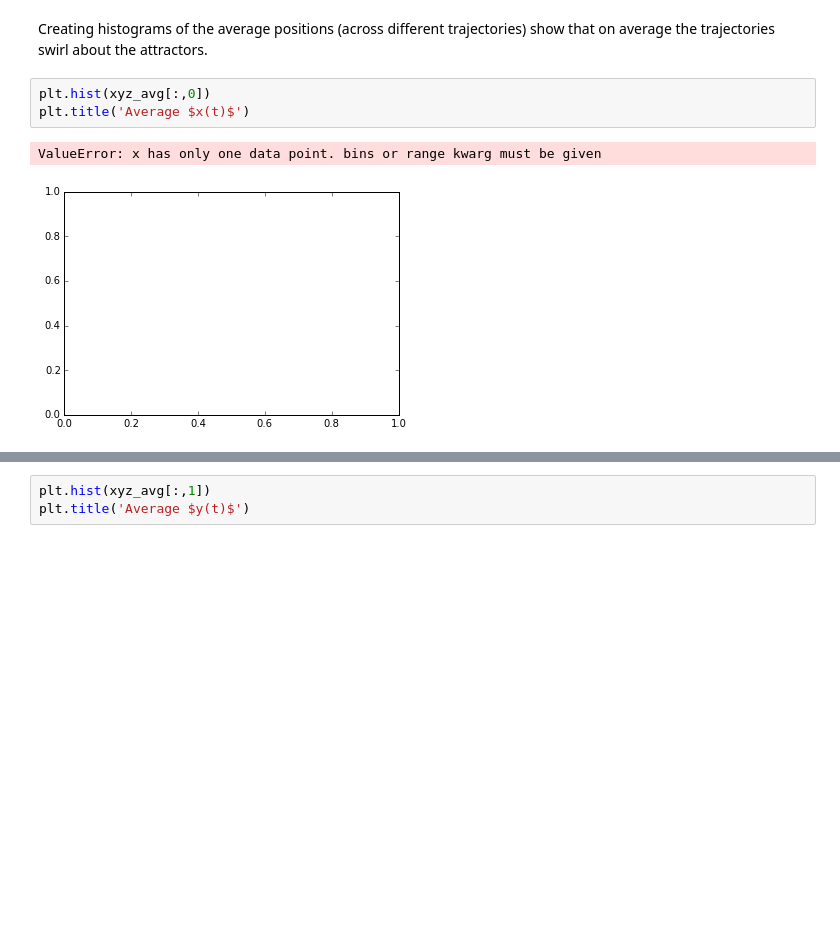
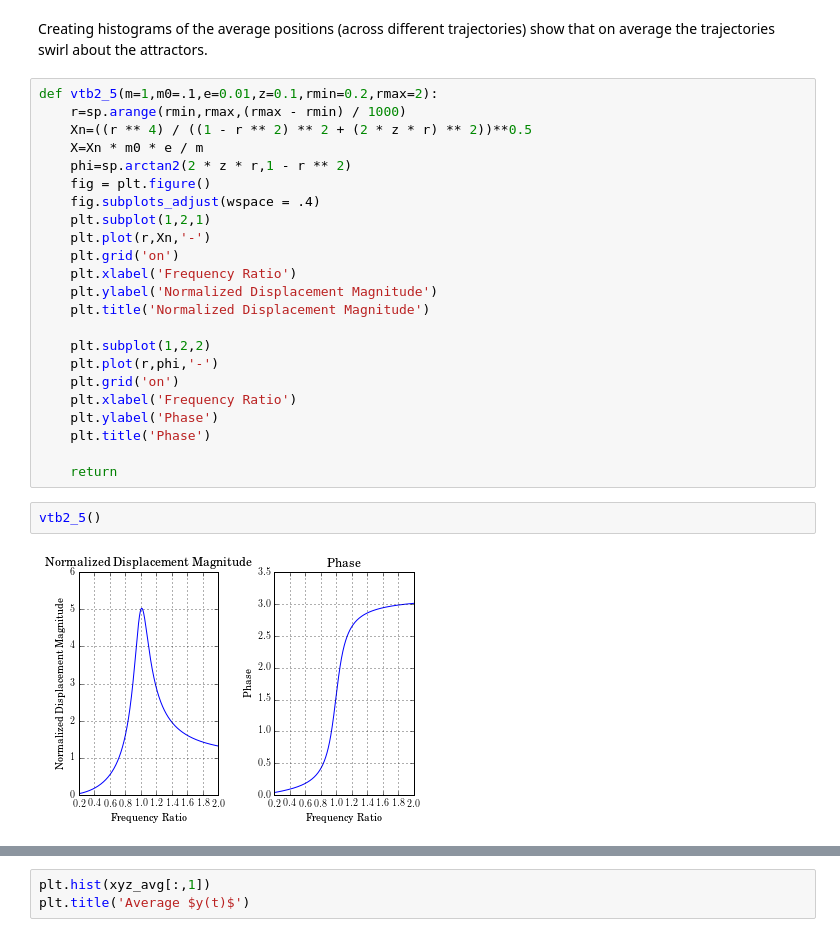
Before and after one commit to vibrationtoolbox/vibration_toolbox, a Jupyter notebook: vtb1_1.ipynb, the cells around one changed output, grey strips where cells are left out. Cells and saved outputs as stored; diff of their text form; blank space fills up the shorter version.

```diff
--- a/vtb1_1.ipynb
+++ b/vtb1_1.ipynb
@@ -127,9 +131,30 @@ xyz_avg.shape
 (1, 2)
 # %% [markdown]
 Creating histograms of the average positions (across different trajectories) show that on average the trajectories swirl about the attractors.
-# %%
-plt.hist(xyz_avg[:,0])
-plt.title('Average $x(t)$')
-# %% [output]
-ValueError: x has only one data point. bins or range kwarg must be given
-[figure, removed]
+# %%
+def vtb2_5(m=1,m0=.1,e=0.01,z=0.1,rmin=0.2,rmax=2):
+    r=sp.arange(rmin,rmax,(rmax - rmin) / 1000)
+    Xn=((r ** 4) / ((1 - r ** 2) ** 2 + (2 * z * r) ** 2))**0.5
+    X=Xn * m0 * e / m
+    phi=sp.arctan2(2 * z * r,1 - r ** 2)
+    fig = plt.figure()
+    fig.subplots_adjust(wspace = .4)
+    plt.subplot(1,2,1)
+    plt.plot(r,Xn,'-')
+    plt.grid('on')
+    plt.xlabel('Frequency Ratio')
+    plt.ylabel('Normalized Displacement Magnitude')
+    plt.title('Normalized Displacement Magnitude')
+
+    plt.subplot(1,2,2)
+    plt.plot(r,phi,'-')
+    plt.grid('on')
+    plt.xlabel('Frequency Ratio')
+    plt.ylabel('Phase')
+    plt.title('Phase')
+
+    return
+# %%
+vtb2_5()
+# %% [output]
+[figure, added]
```
Also changed, not shown: parts of 2 cells of this notebook, 6 other files.
